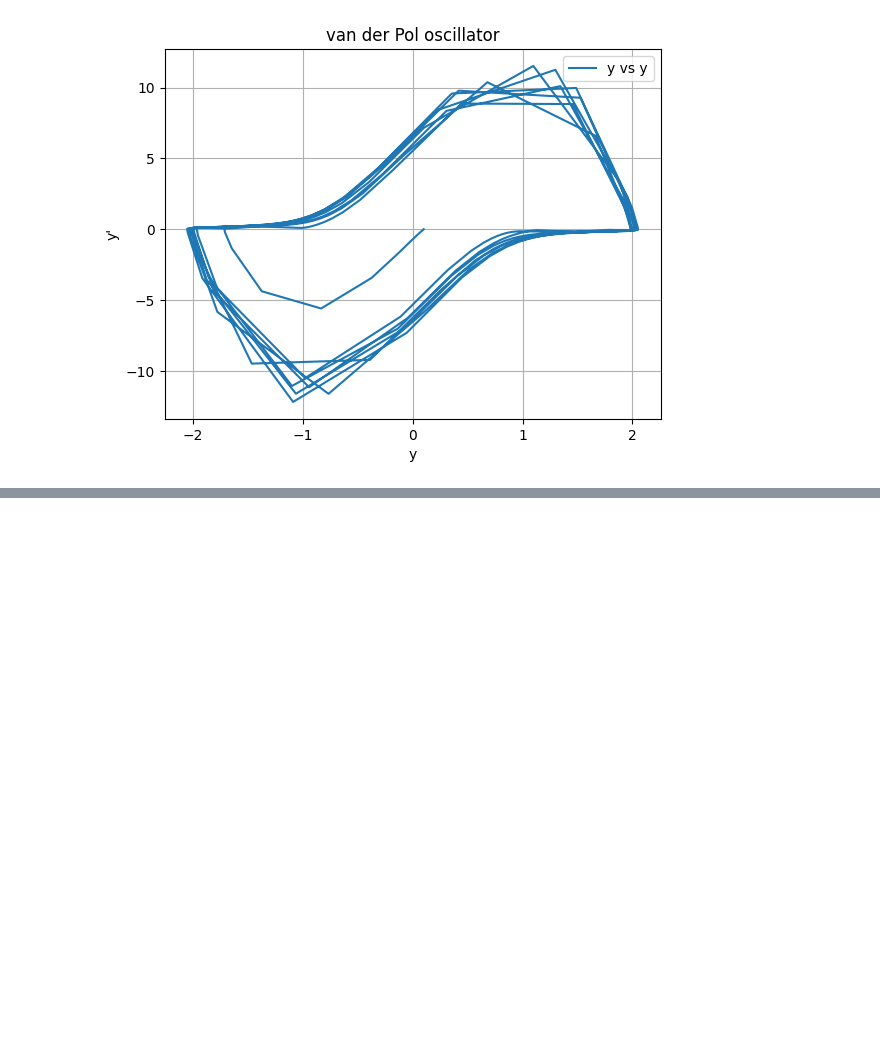
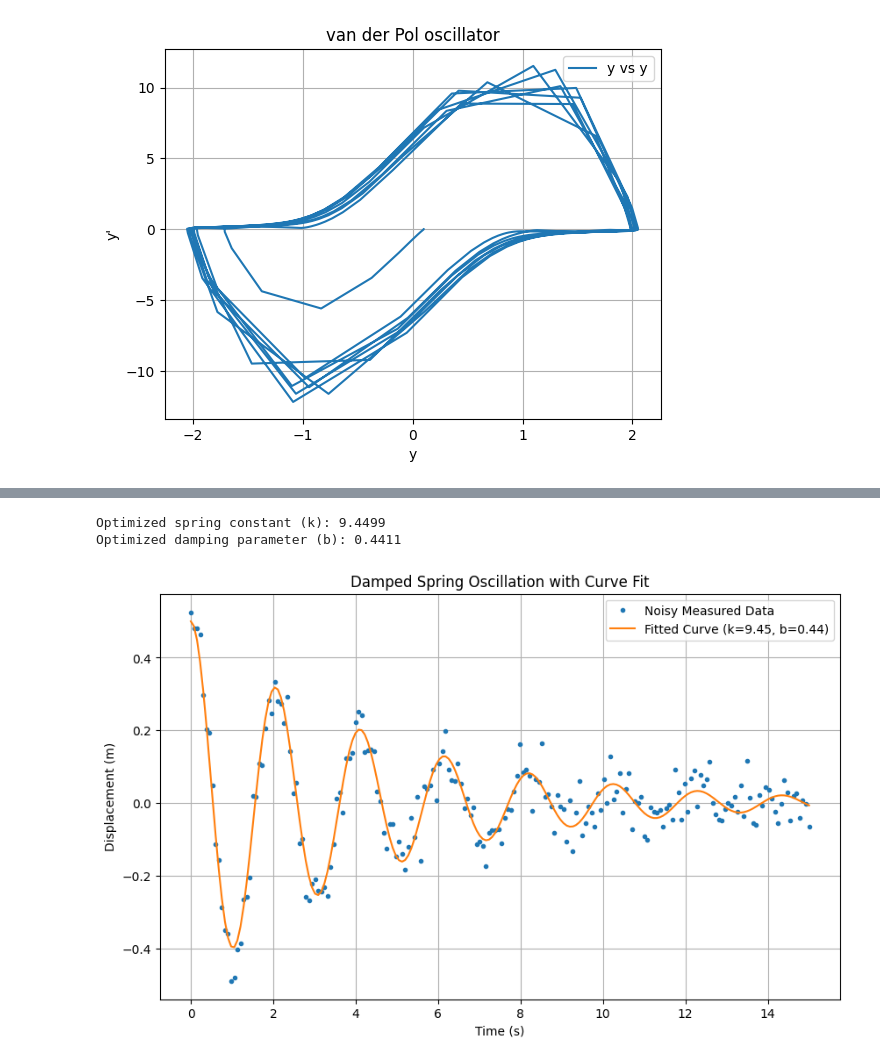
Before and after one commit to PX2145-2025/week-8-b-Zach-Bryant-2, a Jupyter notebook: ODEs.ipynb, the cells around one changed output, grey strips where cells are left out. Cells and saved outputs as stored; diff of their text form; code cells hidden in the pictures; blank space fills up the shorter version.

```diff
--- a/ODEs.ipynb
+++ b/ODEs.ipynb
@@ -423,0 +594,61 @@ plt.show()
+# %%
+from scipy.optimize import curve_fit
+
+# Simulate some noisy data for demonstration of curve_fit with an ODE
+# (Using the damped spring model from above)
+
+# True parameters for generating synthetic data
+k_true = 9.5
+m_fixed = 1.0
+b_true = 0.45
+
+yinit_data = [0.5, 0] # Initial displacement y=0.5, initial velocity dy/dt=0
+t_data = np.linspace(0.0, 15.0, 200) # Time range
+
+# Generate 'true' data without noise
+true_solution = odeint(damped_spring_deriv, yinit_data, t_data, args=(k_true, m_fixed, b_true))
+y_true = true_solution[:, 0]
+
+# Add some random noise to simulate measurements
+np.random.seed(42) # for reproducibility
+y_noisy_data = y_true + 0.05 * np.random.randn(len(t_data))
+
+# 1. Define the model function for curve_fit
+# This function takes time (t) and the parameters to fit (k, b) as arguments.
+# It internally uses odeint to solve the ODE with these parameters.
+def damped_spring_model_for_fit(t_points, k_fit, b_fit):
+    # Fixed parameters inside the model function
+    m_const = 1.0
+    y0_const = [0.5, 0] # Initial conditions fixed as per experiment
+
+    # Solve the ODE for the given k_fit and b_fit
+    sol = odeint(damped_spring_deriv, y0_const, t_points, args=(k_fit, m_const, b_fit))
+    return sol[:, 0] # Return only the displacement (y) for fitting
+
+# 2. Initial guess for the parameters (k, b)
+guess_params = [10.0, 0.5]
+
+# 3. Perform the curve fitting
+popt, pcov = curve_fit(damped_spring_model_for_fit, t_data, y_noisy_data, p0=guess_params)
+
+k_optimized, b_optimized = popt
+
+print(f"Optimized spring constant (k): {k_optimized:.4f}")
+print(f"Optimized damping parameter (b): {b_optimized:.4f}")
+
+# 4. Plotting the results
+y_fitted = damped_spring_model_for_fit(t_data, k_optimized, b_optimized)
+
+plt.figure(figsize=(10, 6))
+plt.plot(t_data, y_noisy_data, '.', label='Noisy Measured Data')
+plt.plot(t_data, y_fitted, '-', label=f'Fitted Curve (k={k_optimized:.2f}, b={b_optimized:.2f})')
+plt.xlabel('Time (s)')
+plt.ylabel('Displacement (m)')
+plt.title('Damped Spring Oscillation with Curve Fit')
+plt.legend()
+plt.grid(True)
+plt.show()
+# %% [output]
+Optimized spring constant (k): 9.4499
+Optimized damping parameter (b): 0.4411
+[figure, added]
```
Also changed, not shown: parts of 12 cells of this notebook.
